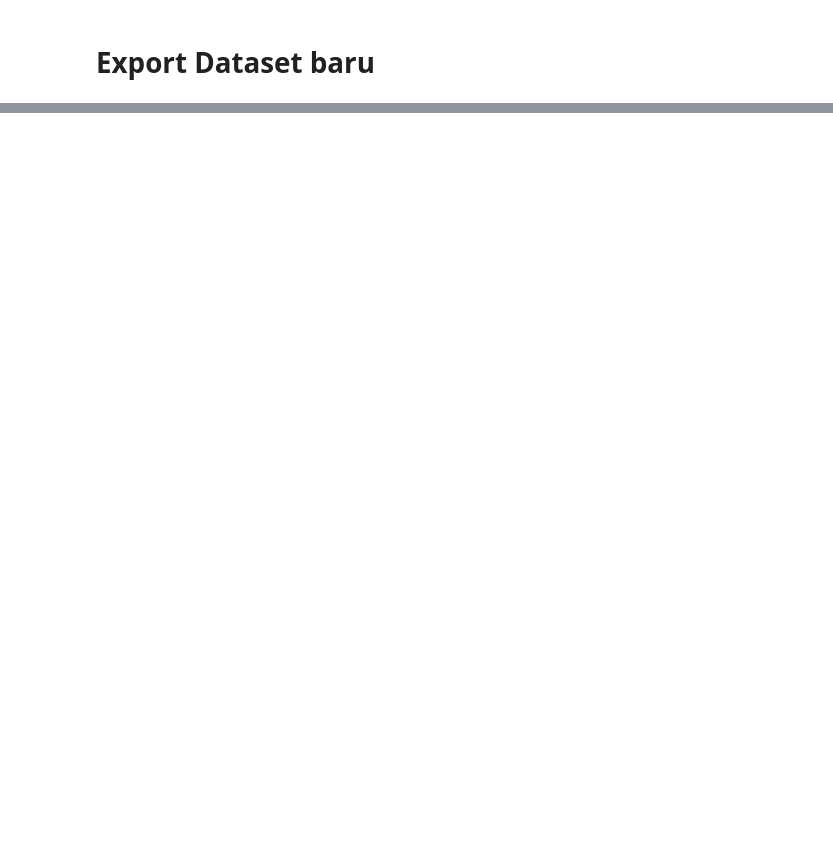
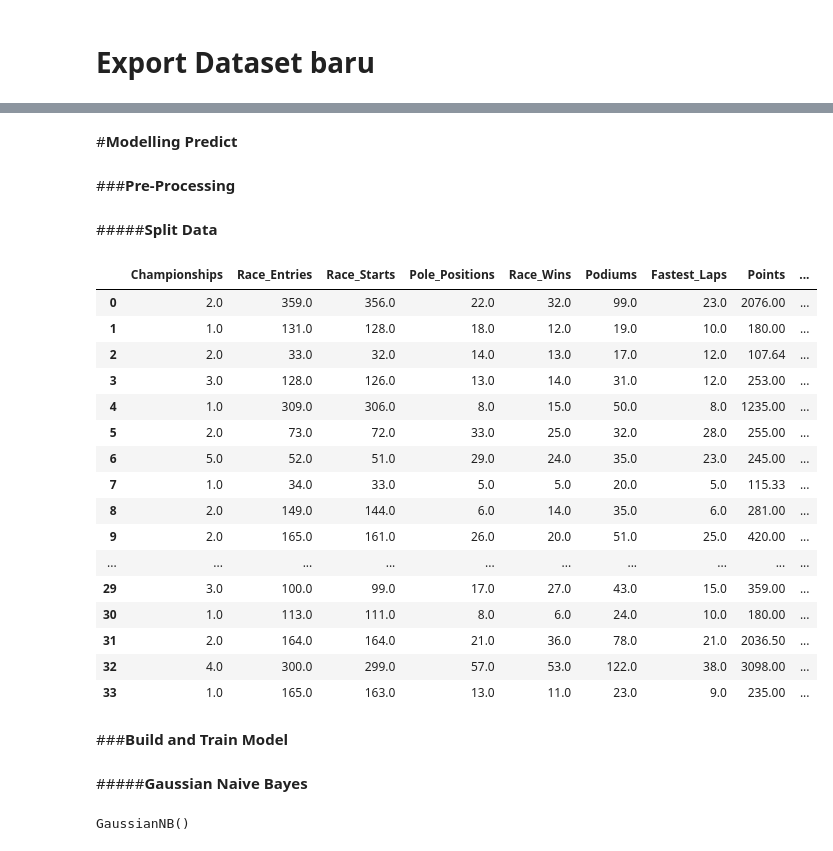
Before and after one commit to yusufmuhamaddd/Data_Mining, a Jupyter notebook: Formula_1_Drivers_Dataset.ipynb, the cells around one changed output, grey strips where cells are left out. Drawn from its saved outputs; the diff is of its cells as text; code cells hidden in the pictures; blank space fills up the shorter version.

```diff
--- a/Formula_1_Drivers_Dataset.ipynb
+++ b/Formula_1_Drivers_Dataset.ipynb
@@ -378,0 +399,2 @@ df.to_csv('/content/drive/My Drive/DataCleaned.csv', index=False)
+# %%
+df = pd.read_csv('https://raw.githubusercontent.com/yusufmuhamaddd/Data_Mining/main/DataCleaned.csv')
@@ -378,0 +410,6 @@ df.to_csv('/content/drive/My Drive/DataCleaned.csv', index=False)
+# %% [markdown]
+#**Modelling Predict**
+# %% [markdown]
+###**Pre-Processing**
+# %% [markdown]
+#####**Split Data**
@@ -378,0 +418,22 @@ df.to_csv('/content/drive/My Drive/DataCleaned.csv', index=False)
+# %%
+df = df.drop(['Driver','Nationality','Seasons','Active','Championship Years'], axis=1)
+# %%
+df
+# %% [output]
+|  | Championships | Race_Entries | Race_Starts | Pole_Positions | Race_Wins | Podiums | Fastest_Laps | Points | ... |
+| 0 | 2.0 | 359.0 | 356.0 | 22.0 | 32.0 | 99.0 | 23.0 | 2076.00 | ... |
+| 1 | 1.0 | 131.0 | 128.0 | 18.0 | 12.0 | 19.0 | 10.0 | 180.00 | ... |
+| 2 | 2.0 | 33.0 | 32.0 | 14.0 | 13.0 | 17.0 | 12.0 | 107.64 | ... |
+| 3 | 3.0 | 128.0 | 126.0 | 13.0 | 14.0 | 31.0 | 12.0 | 253.00 | ... |
+| 4 | 1.0 | 309.0 | 306.0 | 8.0 | 15.0 | 50.0 | 8.0 | 1235.00 | ... |
+| 5 | 2.0 | 73.0 | 72.0 | 33.0 | 25.0 | 32.0 | 28.0 | 255.00 | ... |
+| 6 | 5.0 | 52.0 | 51.0 | 29.0 | 24.0 | 35.0 | 23.0 | 245.00 | ... |
+| 7 | 1.0 | 34.0 | 33.0 | 5.0 | 5.0 | 20.0 | 5.0 | 115.33 | ... |
+| 8 | 2.0 | 149.0 | 144.0 | 6.0 | 14.0 | 35.0 | 6.0 | 281.00 | ... |
+| 9 | 2.0 | 165.0 | 161.0 | 26.0 | 20.0 | 51.0 | 25.0 | 420.00 | ... |
+| ... | ... | ... | ... | ... | ... | ... | ... | ... | ... |
+| 29 | 3.0 | 100.0 | 99.0 | 17.0 | 27.0 | 43.0 | 15.0 | 359.00 | ... |
+| 30 | 1.0 | 113.0 | 111.0 | 8.0 | 6.0 | 24.0 | 10.0 | 180.00 | ... |
+| 31 | 2.0 | 164.0 | 164.0 | 21.0 | 36.0 | 78.0 | 21.0 | 2036.50 | ... |
+| 32 | 4.0 | 300.0 | 299.0 | 57.0 | 53.0 | 122.0 | 38.0 | 3098.00 | ... |
+| 33 | 1.0 | 165.0 | 163.0 | 13.0 | 11.0 | 23.0 | 9.0 | 235.00 | ... |
@@ -378,0 +451,10 @@ df.to_csv('/content/drive/My Drive/DataCleaned.csv', index=False)
+# %% [markdown]
+###**Build and Train Model**
+# %% [markdown]
+#####**Gaussian Naive Bayes**
+# %%
+gnb = GaussianNB()
+
+gnb.fit(x_train_norm, y_train)
+# %% [output]
+GaussianNB()
```
Also changed, not shown: parts of 43 cells of this notebook.
